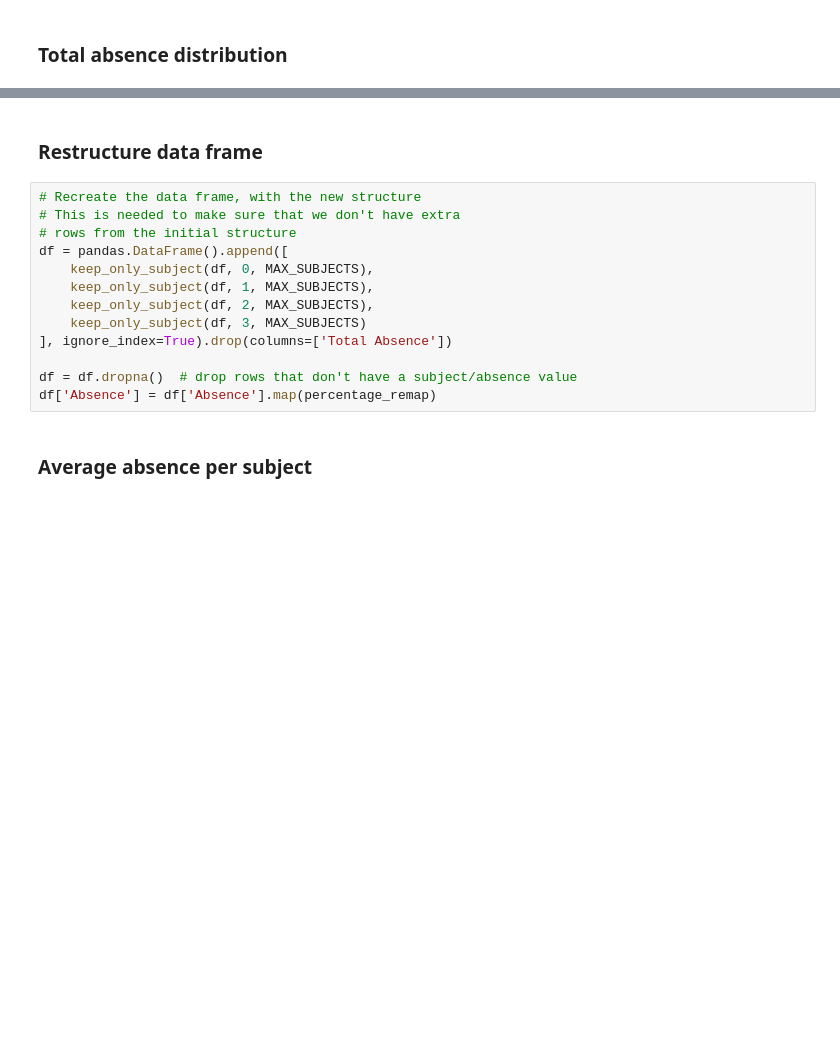
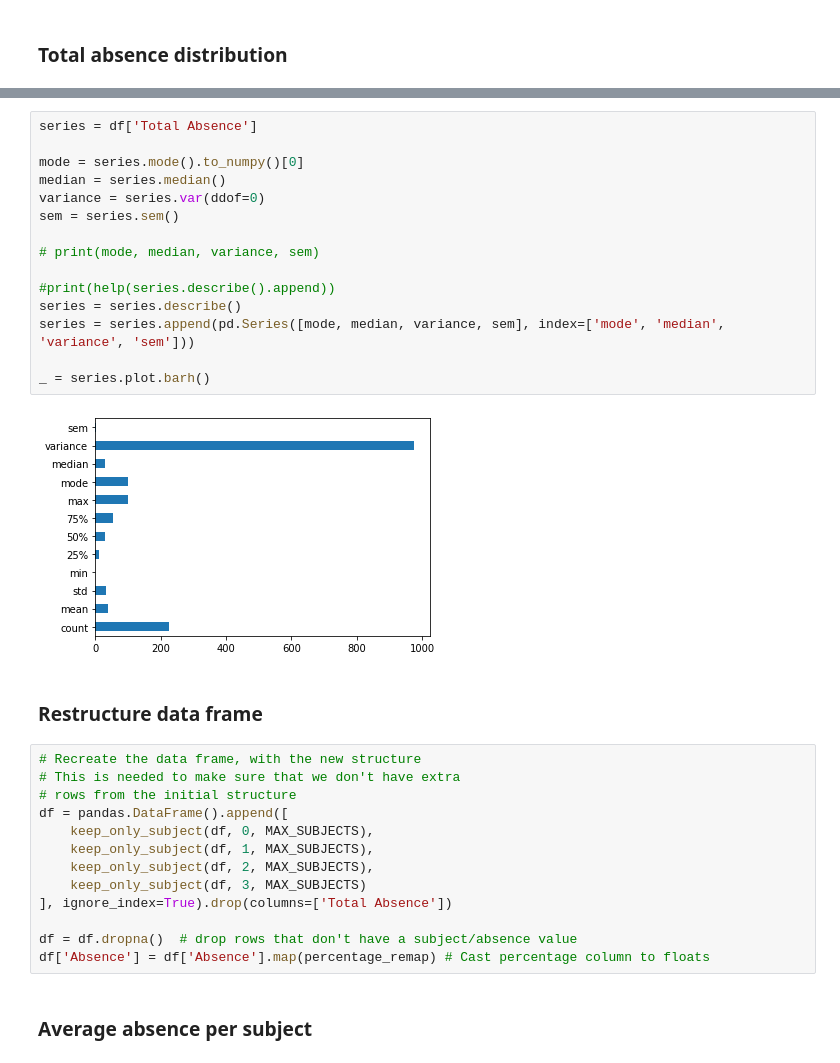
Before and after one commit to Krismix1/data-science-week38, a Jupyter notebook: jupyter-notebook/main.ipynb, the cells around one changed output, grey strips where cells are left out. Saved outputs shown, nothing was run; the diff lists cells and outputs as text; blank space fills up the shorter version.

```diff
--- a/jupyter-notebook/main.ipynb
+++ b/jupyter-notebook/main.ipynb
@@ -29,3 +31,20 @@ _ = plt.title('Total Class Absence Distribution')
+# %%
+series = df['Total Absence']
+
+mode = series.mode().to_numpy()[0]
+median = series.median()
+variance = series.var(ddof=0)
+sem = series.sem()
+
+# print(mode, median, variance, sem)
+
+#print(help(series.describe().append))
+series = series.describe()
+series = series.append(pd.Series([mode, median, variance, sem], index=['mode', 'median', 'variance', 'sem']))
+
+_ = series.plot.barh()
+# %% [output]
+[figure, added]
 # %% [markdown]
 ### Restructure data frame
 # %%
@@ -40,7 +59,7 @@ df = pandas.DataFrame().append([
 ], ignore_index=True).drop(columns=['Total Absence'])
 
 df = df.dropna()  # drop rows that don't have a subject/absence value
-df['Absence'] = df['Absence'].map(percentage_remap)
+df['Absence'] = df['Absence'].map(percentage_remap) # Cast percentage column to floats
 # %% [markdown]
 ### Average absence per subject
 # %%
```
Also changed, not shown: parts of 5 cells of this notebook, 1 other file.
